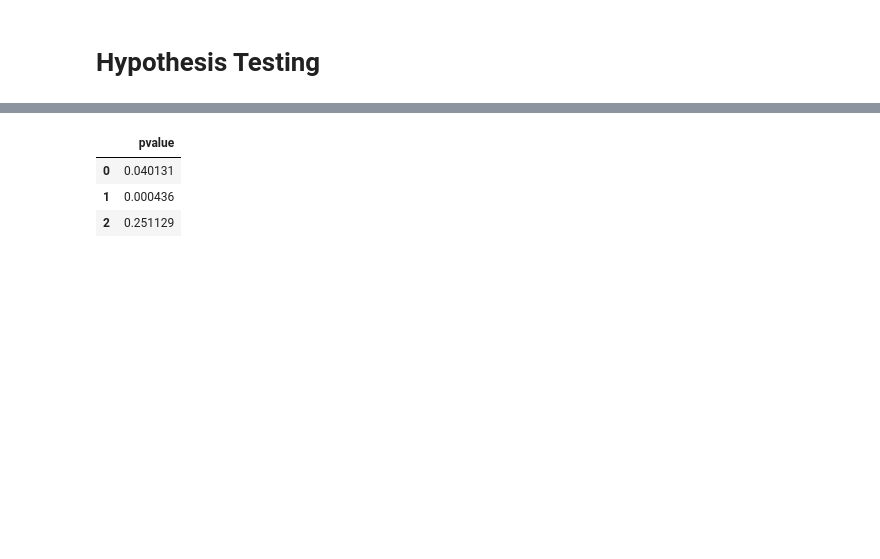
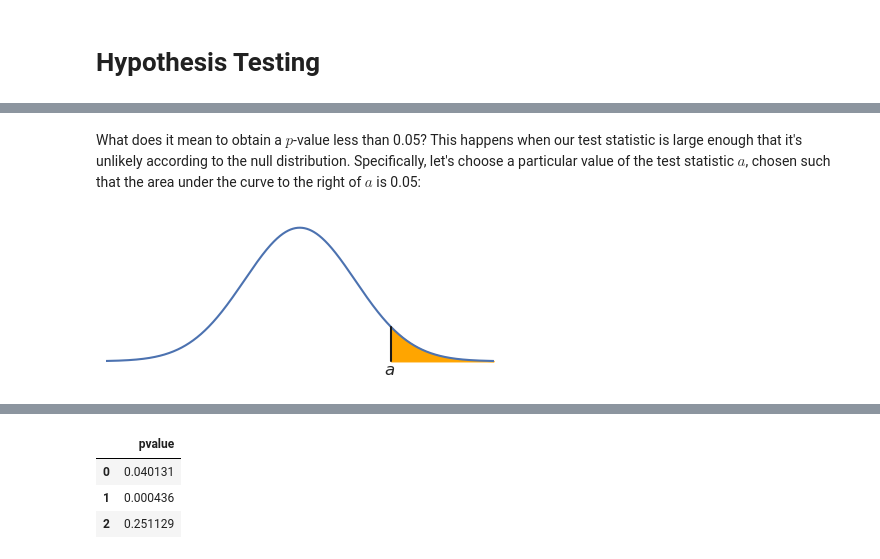
Before and after one commit to ds-102/ds-102-book, a Jupyter notebook: ds-102-book/content/chapters/01/02_hypothesis_testing.ipynb, the cells around one changed output, grey strips where cells are left out. Drawn from its saved outputs; the diff is of its cells as text; code cells hidden in the pictures; blank space fills up the shorter version.

```diff
--- a/ds-102-book/content/chapters/01/02_hypothesis_testing.ipynb
+++ b/ds-102-book/content/chapters/01/02_hypothesis_testing.ipynb
@@ -41,0 +69,18 @@ Here are some important notes about conventions and vocabulary:
+# %% [markdown]
+What does it mean to obtain a $p$-value less than 0.05? This happens when our test statistic is large enough that it's unlikely according to the null distribution. Specifically, let's choose a particular value of the test statistic $a$, chosen such that the area under the curve to the right of $a$ is 0.05:
+# %%
+f, ax = plt.subplots(1, 1, figsize=(5, 2))
+x = np.linspace(-3.5, 3.5, 1000)
+y = stats.norm.pdf(x)
+
+a = stats.norm.isf(0.05)
+
+ax.plot(x, y);
+ax.plot([a, a], [0, stats.norm.pdf(a)], 'k')
+x_gt_a = x[x > a]
+ax.fill_between(x_gt_a, 0, stats.norm.pdf(x_gt_a), color='orange');
+ax.annotate('$a$', [a - 0.12, -0.04])
+ax.axis([-3.5, 3.5, -0.05, 0.41])
+ax.axis('off');
+# %% [output]
+[figure, added]
```
Also changed, not shown: parts of 21 cells of this notebook, 4 other files.
